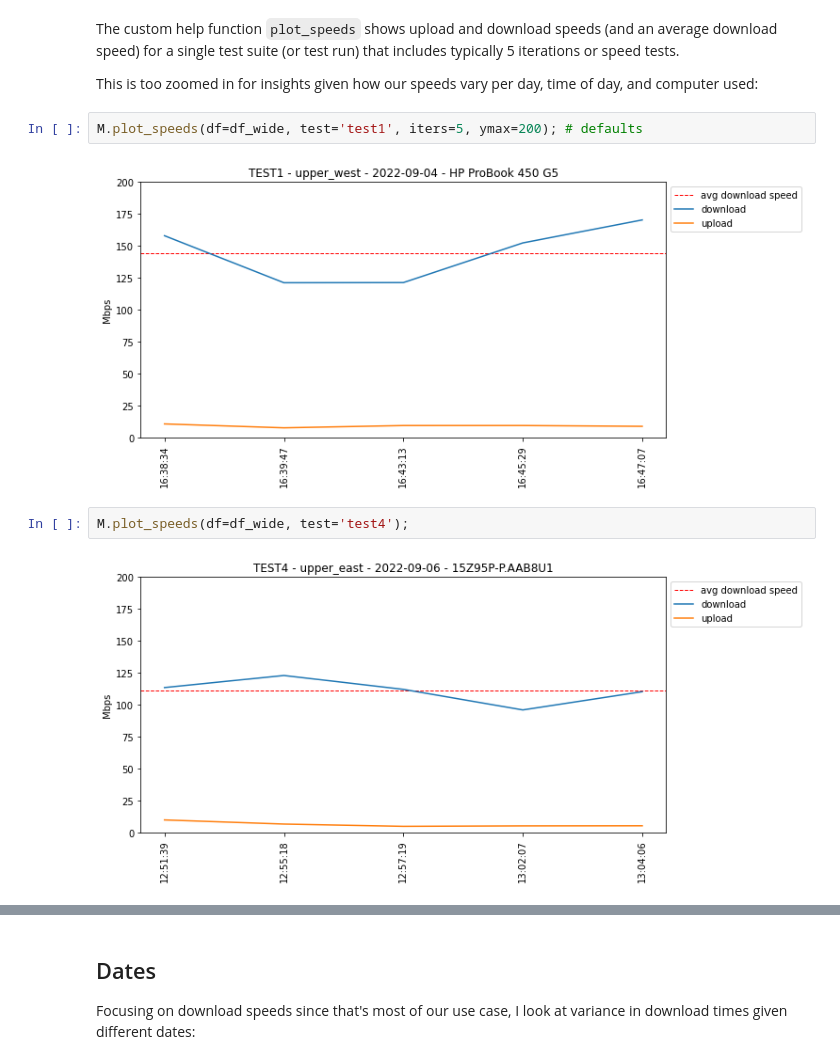
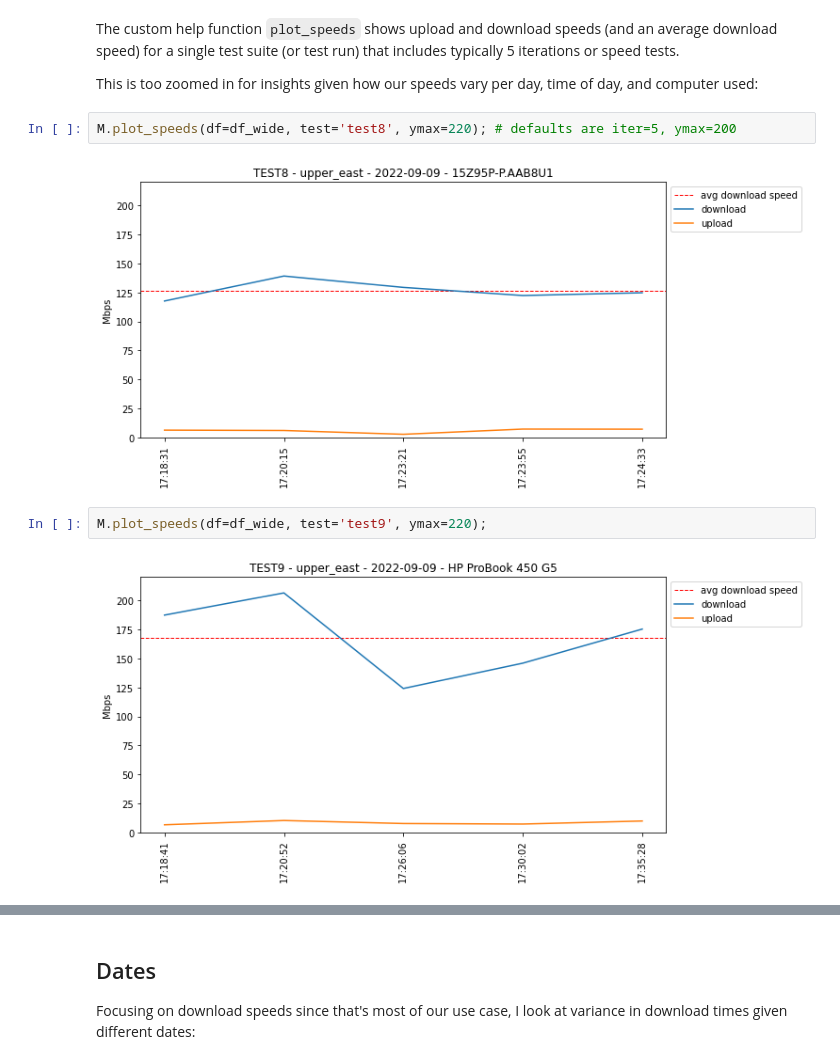
Before and after one commit to BigBangData/Speedtest, a Jupyter notebook: analyze_results.ipynb, the cells around one changed output, grey strips where cells are left out. Saved outputs shown, nothing was run; the diff lists cells and outputs as text.

Commit message:
Test 10; Start revising JN

```diff
--- a/analyze_results.ipynb
+++ b/analyze_results.ipynb
@@ -45,10 +49,10 @@ The custom help function `plot_speeds` shows upload and download speeds (and an
 
 This is too zoomed in for insights given how our speeds vary per day, time of day, and computer used:
 # %%
-M.plot_speeds(df=df_wide, test='test1', iters=5, ymax=200); # defaults
+M.plot_speeds(df=df_wide, test='test8', ymax=220); # defaults are iter=5, ymax=200
 # %% [output]
-[figure, old version]
+[figure, new version]
 # %%
-M.plot_speeds(df=df_wide, test='test4');
+M.plot_speeds(df=df_wide, test='test9', ymax=220);
 # %% [output]
-[figure, old version]
+[figure, new version]
```
Also changed, not shown: parts of 4 cells of this notebook, 1 other file.
